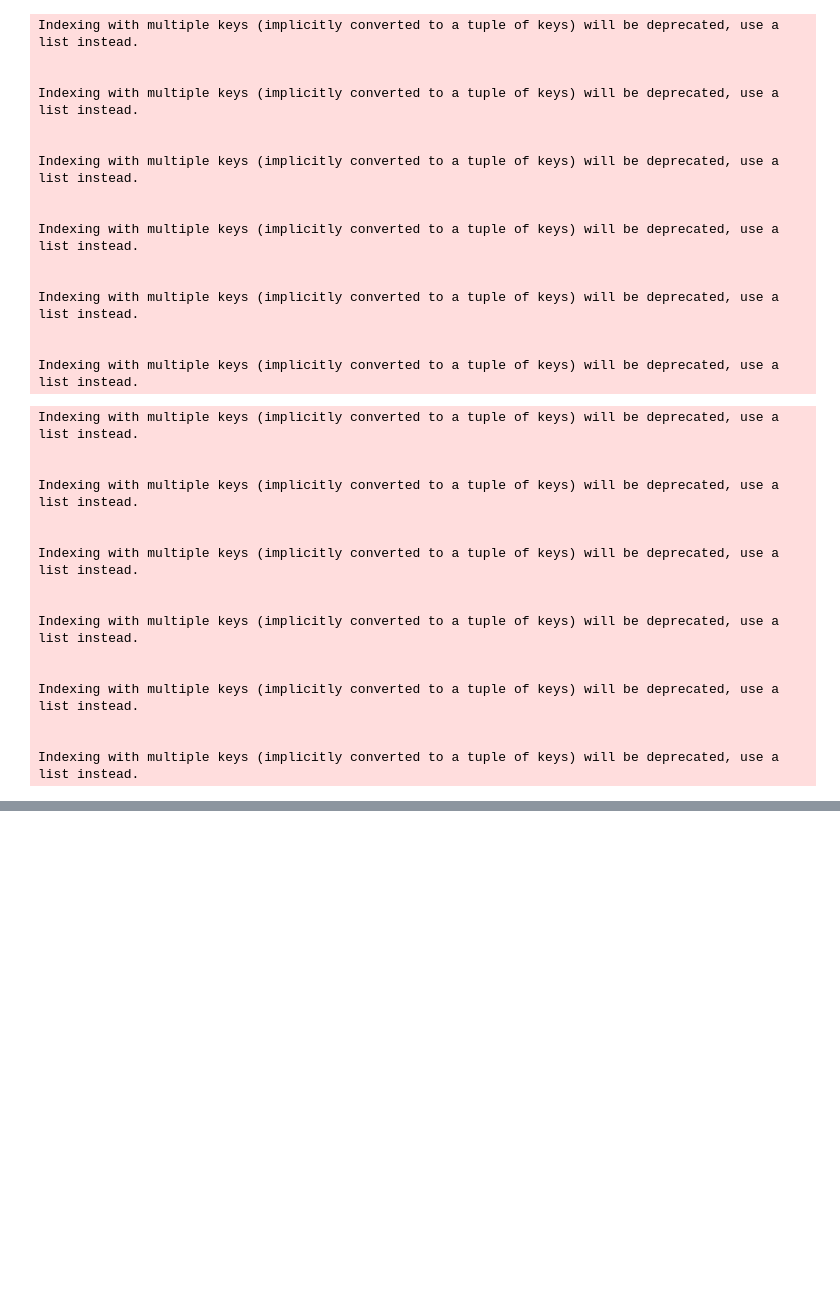
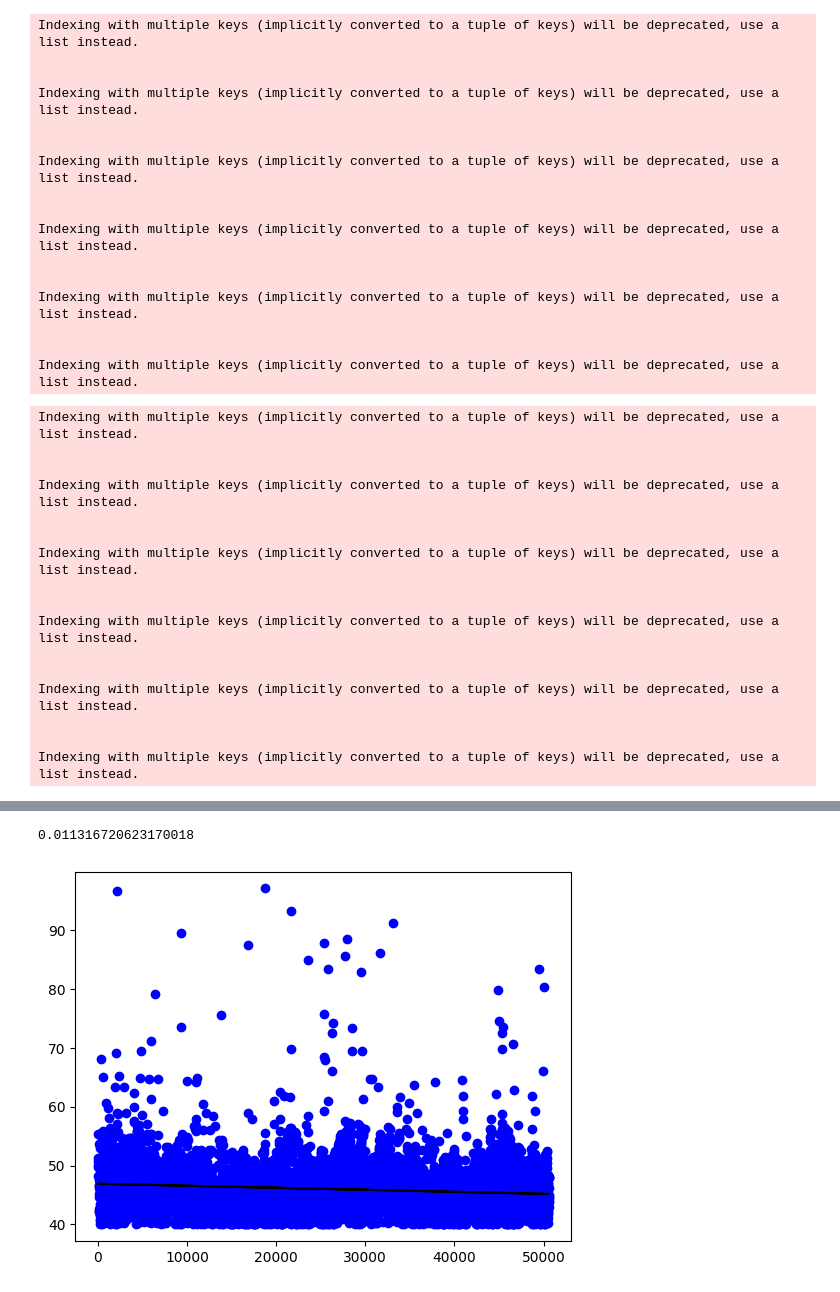
Before and after one commit to Louis6620/CodePV, a Jupyter notebook: Inverter_EMI_Data/Inverter6.ipynb, the cells around one changed output, grey strips where cells are left out. Drawn from its saved outputs; the diff is of its cells as text; code cells hidden in the pictures; blank space fills up the shorter version.

```diff
--- a/Inverter_EMI_Data/Inverter6.ipynb
+++ b/Inverter_EMI_Data/Inverter6.ipynb
@@ -174,3 +176,16 @@ Indexing with multiple keys (implicitly converted to a tuple of keys) will be de
 
 
 Indexing with multiple keys (implicitly converted to a tuple of keys) will be deprecated, use a list instead.
+# %%
+df6_2=df6[['hour','day','month','year','Total input power(kW)','Ambient temperature(℃)','Irradiance(W/㎡)']]
+df6_2=df6_2[df6_2['Ambient temperature(℃)']>6]
+df6_2['date']=pd.to_datetime(df6_2[['year','month','day','hour']])
+df6_2['Tcell']=df6_2['Ambient temperature(℃)']+df6_2['Irradiance(W/㎡)']/800*(25-20)
+df6_2['Pm']=2.172*1.303*220*2*590*df6_2['Irradiance(W/㎡)']/1000*(1+0.0045*(df6_2['Tcell']-25))*20.5/100
+df6_2['Hieu suat']=df6_2['Total input power(kW)']*1000/df6_2['Pm']*100
+df6_2=df6_2.reset_index()
+df6_2['stt']=df6_2.index
+df_binary = df6_2[['stt', 'Hieu suat']]
+df_binary = df_binary[df_binary['Hieu suat']<100]
+df_binary = df_binary[df_binary['Hieu suat']>40]
+df_binary.describe
@@ -176,0 +207,26 @@ Indexing with multiple keys (implicitly converted to a tuple of keys) will be de
+# %%
+df_binary.fillna(method ='ffill', inplace = True)
+X = np.array(df_binary['stt']).reshape(-1, 1)
+y = np.array(df_binary['Hieu suat']).reshape(-1, 1)
+
+# Separating the data into independent and dependent variables
+# Converting each dataframe into a numpy array
+# since each dataframe contains only one column
+df_binary.dropna(inplace = True)
+
+# Dropping any rows with Nan values
+X_train, X_test, y_train, y_test = train_test_split(X, y, test_size = 0.25)
+
+# Splitting the data into training and testing data
+regr = LinearRegression()
+
+regr.fit(X_train, y_train)
+print(regr.score(X_test, y_test))
+y_pred = regr.predict(X_test)
+plt.scatter(X_test, y_test, color ='b')
+plt.plot(X_test, y_pred, color ='k')
+
+plt.show()
+# %% [output]
+0.011316720623170018
+[figure, added]
```
Also changed, not shown: parts of 6 cells of this notebook, 2 other files.
